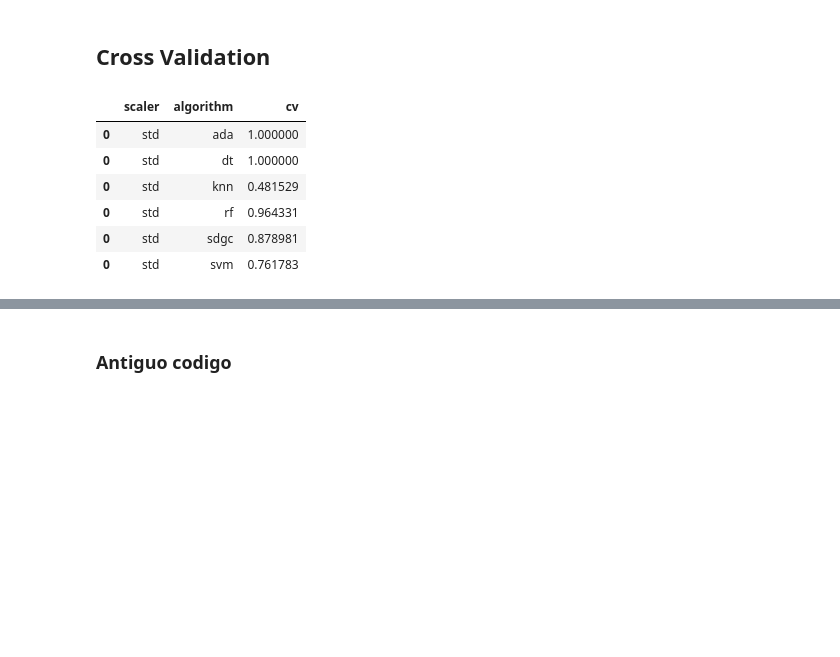
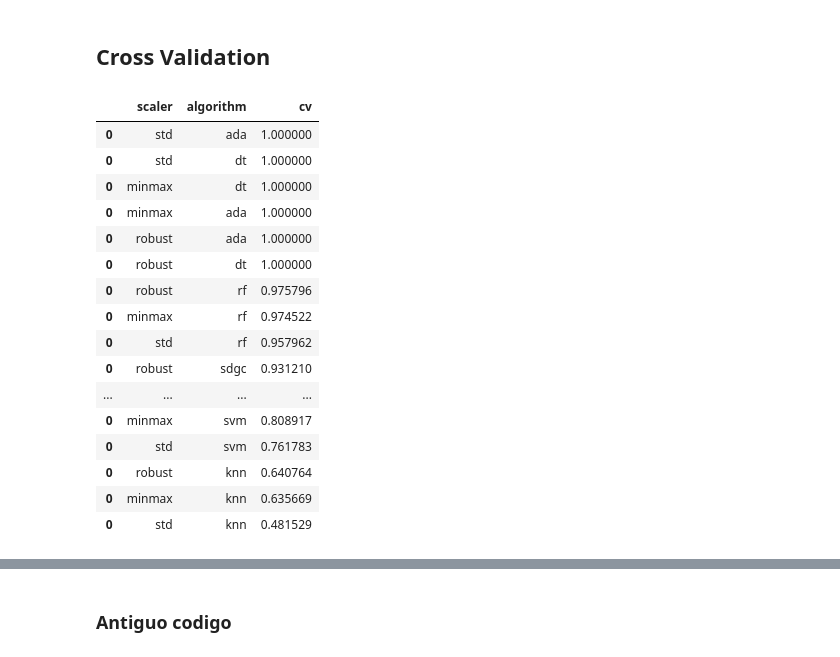
Before and after one commit to diegfernv/breast-cancer-classification, a Jupyter notebook: 4-Check_models.ipynb, the cells around one changed output, grey strips where cells are left out. Saved outputs shown, nothing was run; the diff lists cells and outputs as text; code cells hidden in the pictures; blank space fills up the shorter version.

```diff
--- a/4-Check_models.ipynb
+++ b/4-Check_models.ipynb
@@ -134,10 +134,10 @@ for model in models:
     model.scale(val_data)
     model.predict()
 # %%
-metrics_df = pd.DataFrame(columns=["scaler", "algorithm","acc", "recall", "precision", "f1", "mcc", "cm"])
+metrics_val = pd.DataFrame(columns=["scaler", "algorithm","acc", "recall", "precision", "f1", "mcc", "cm"])
 for model in models:
-    metrics_df = pd.concat([metrics_df, model.get_metrics(y_val)])
-metrics_df
+    metrics_val = pd.concat([metrics_val, model.get_metrics(y_val)])
+metrics_val.reset_index(drop=True)
 # %% [output]
 |  | scaler | algorithm | acc | recall | precision | f1 | mcc | cm |
 | 0 | std | ada | 1.000000 | 1.000000 | 1.000000 | 1.000000 | 1.000000 | [[99, 0], [0, 98]] |
@@ -161,10 +161,10 @@ for model in models:
     model.scale(test_data)
     model.predict()
 # %%
-metrics_df = pd.DataFrame(columns=["scaler", "algorithm","acc", "recall", "precision", "f1", "mcc", "cm"])
+metrics_test = pd.DataFrame(columns=["scaler", "algorithm","acc", "recall", "precision", "f1", "mcc", "cm"])
 for model in models:
-    metrics_df = pd.concat([metrics_df, model.get_metrics(y_test)])
-metrics_df
+    metrics_test = pd.concat([metrics_test, model.get_metrics(y_test)])
+metrics_test.reset_index(drop=True)
 # %% [output]
 |  | scaler | algorithm | acc | recall | precision | f1 | mcc | cm |
 | 0 | std | ada | 1.000000 | 1.000000 | 1.000000 | 1.000000 | 1.000000 | [[65, 0], [0, 45]] |
@@ -186,22 +224,31 @@ metrics_df
 # %% [markdown]
 ## Cross Validation
 # %%
-train_X = pd.read_csv("data_separated/train_data_std.csv")
 train_y = pd.read_csv("data_separated/y_train.csv")
 # %%
 results_cv = pd.DataFrame(columns=["scaler", "algorithm", "cv"])
 for model in models:
-    if model.scaler == "std":
-        results_cv = pd.concat([results_cv, model.cross_validate(train_X.values, train_y.values, 5)])
-results_cv
+    train_X = pd.read_csv(f"data_separated/train_data_{model.scaler}.csv")
+    results_cv = pd.concat([results_cv, model.cross_validate(train_X.values, train_y.values, 5)])
+results_cv.sort_values(by=["cv"], ascending=False)
 # %% [output]
 |  | scaler | algorithm | cv |
 | 0 | std | ada | 1.000000 |
 | 0 | std | dt | 1.000000 |
+| 0 | minmax | dt | 1.000000 |
+| 0 | minmax | ada | 1.000000 |
+| 0 | robust | ada | 1.000000 |
+| 0 | robust | dt | 1.000000 |
+| 0 | robust | rf | 0.975796 |
+| 0 | minmax | rf | 0.974522 |
+| 0 | std | rf | 0.957962 |
+| 0 | robust | sdgc | 0.931210 |
+| ... | ... | ... | ... |
+| 0 | minmax | svm | 0.808917 |
+| 0 | std | svm | 0.761783 |
+| 0 | robust | knn | 0.640764 |
+| 0 | minmax | knn | 0.635669 |
 | 0 | std | knn | 0.481529 |
-| 0 | std | rf | 0.964331 |
-| 0 | std | sdgc | 0.878981 |
-| 0 | std | svm | 0.761783 |
 # %%
 results_cv = pd.DataFrame(columns=["scaler", "algorithm","acc", "recall", "precision", "f1", "mcc", "cm"])
 for model in models:
```
Also changed, not shown: parts of 5 cells of this notebook, 1 other file.
